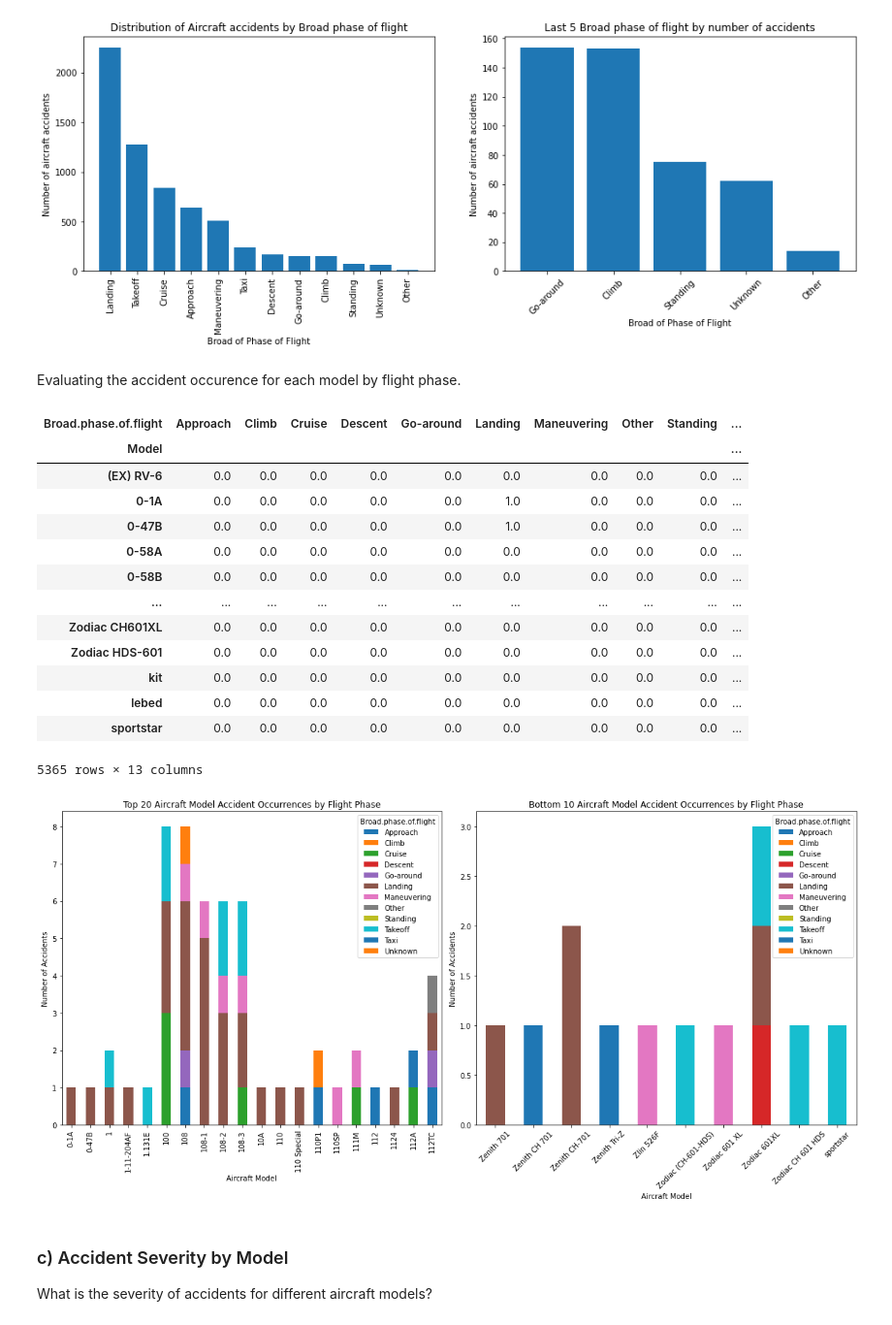
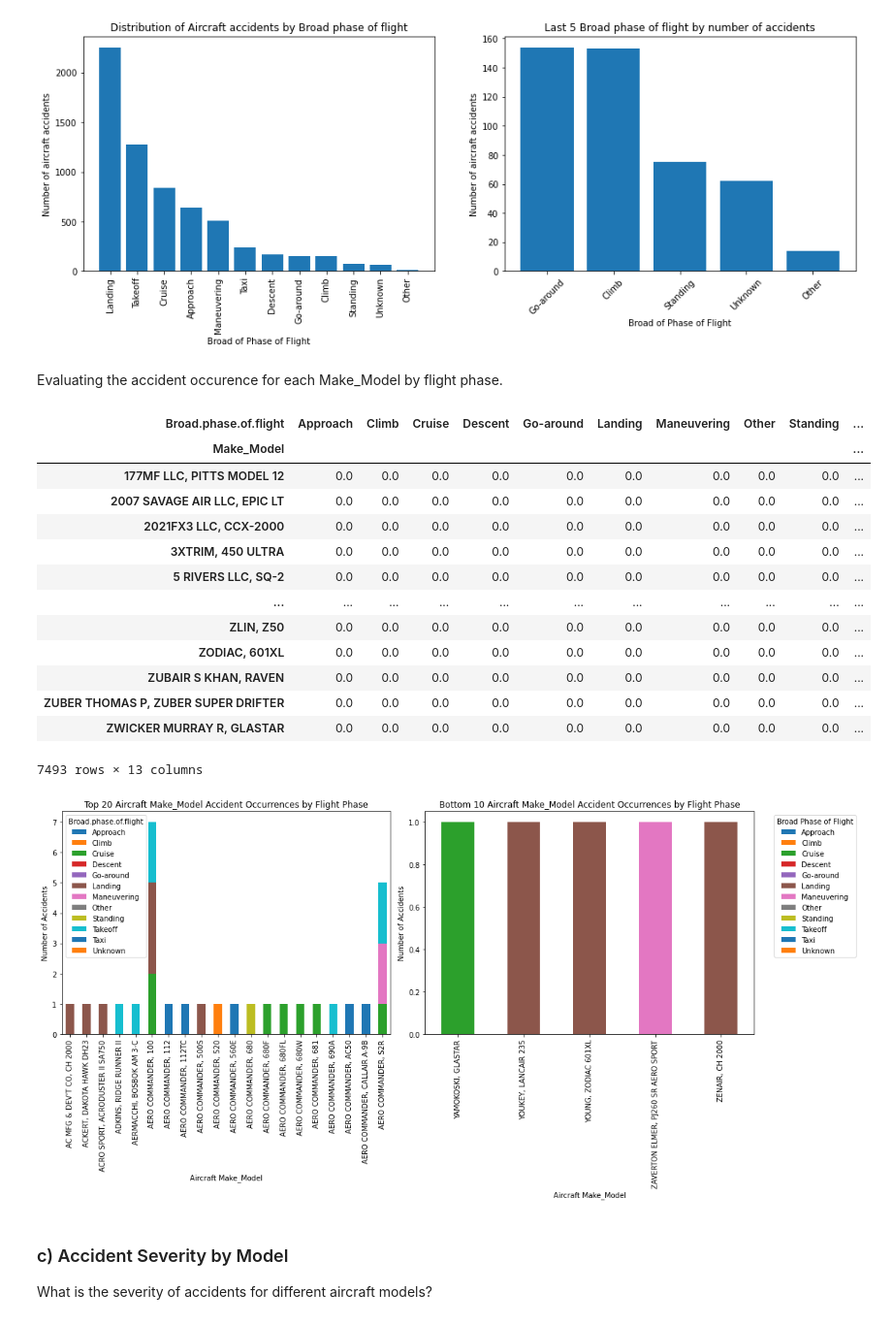
Before and after one commit to Mau-Wambugu/Aircraft-Accidents-Analysis-, a Jupyter notebook: Aviation-Accidents-Analysis.ipynb, the cells around one changed output. Shown at 97% size. Cells and saved outputs as stored; diff of their text form; code cells hidden in the pictures.

```diff
--- a/Aviation-Accidents-Analysis.ipynb
+++ b/Aviation-Accidents-Analysis.ipynb
@@ -237,0 +242,9 @@ dtype: int64
+# %%
+def uppercase_strings(x): #define a function that changes values to upper case
+  if isinstance(x, str):
+    return x.upper()
+  return x
+
+# Apply lowercase_strings function to the columns
+df[['Make', 'Model']]= df[['Make', 'Model']].applymap(uppercase_strings)
+df[['Make', 'Model']]
@@ -237,0 +267,3 @@ dtype: int64
+# %%
+df['Make_Model']=df['Make']+ ', ' + df['Model']
+df['Make_Model']
@@ -343,51 +388,52 @@ ax2.set_title("Last 5 Broad phase of flight by number of accidents");
 # %% [output]
 [figure]
 # %% [markdown]
-Evaluating the accident occurence for each model by  flight phase.
+Evaluating the accident occurence for each Make_Model by  flight phase.
 # %%
-new_df.groupby('Model')['Broad.phase.of.flight'].value_counts().unstack().fillna(0)#grouping accident occurrence for each model by  flight phase
+new_df.groupby('Make_Model')['Broad.phase.of.flight'].value_counts().unstack().fillna(0)#grouping accident occurrence for each model by  flight phase
 # %% [output]
 | Broad.phase.of.flight | Approach | Climb | Cruise | Descent | Go-around | Landing | Maneuvering | Other | Standing | ... |
-| Model |  |  |  |  |  |  |  |  |  | ... |
-| (EX) RV-6 | 0.0 | 0.0 | 0.0 | 0.0 | 0.0 | 0.0 | 0.0 | 0.0 | 0.0 | ... |
-| 0-1A | 0.0 | 0.0 | 0.0 | 0.0 | 0.0 | 1.0 | 0.0 | 0.0 | 0.0 | ... |
-| 0-47B | 0.0 | 0.0 | 0.0 | 0.0 | 0.0 | 1.0 | 0.0 | 0.0 | 0.0 | ... |
-| 0-58A | 0.0 | 0.0 | 0.0 | 0.0 | 0.0 | 0.0 | 0.0 | 0.0 | 0.0 | ... |
-| 0-58B | 0.0 | 0.0 | 0.0 | 0.0 | 0.0 | 0.0 | 0.0 | 0.0 | 0.0 | ... |
+| Make_Model |  |  |  |  |  |  |  |  |  | ... |
+| 177MF LLC, PITTS MODEL 12 | 0.0 | 0.0 | 0.0 | 0.0 | 0.0 | 0.0 | 0.0 | 0.0 | 0.0 | ... |
+| 2007 SAVAGE AIR LLC, EPIC LT | 0.0 | 0.0 | 0.0 | 0.0 | 0.0 | 0.0 | 0.0 | 0.0 | 0.0 | ... |
+| 2021FX3 LLC, CCX-2000 | 0.0 | 0.0 | 0.0 | 0.0 | 0.0 | 0.0 | 0.0 | 0.0 | 0.0 | ... |
+| 3XTRIM, 450 ULTRA | 0.0 | 0.0 | 0.0 | 0.0 | 0.0 | 0.0 | 0.0 | 0.0 | 0.0 | ... |
+| 5 RIVERS LLC, SQ-2 | 0.0 | 0.0 | 0.0 | 0.0 | 0.0 | 0.0 | 0.0 | 0.0 | 0.0 | ... |
 | ... | ... | ... | ... | ... | ... | ... | ... | ... | ... | ... |
-| Zodiac CH601XL | 0.0 | 0.0 | 0.0 | 0.0 | 0.0 | 0.0 | 0.0 | 0.0 | 0.0 | ... |
-| Zodiac HDS-601 | 0.0 | 0.0 | 0.0 | 0.0 | 0.0 | 0.0 | 0.0 | 0.0 | 0.0 | ... |
-| kit | 0.0 | 0.0 | 0.0 | 0.0 | 0.0 | 0.0 | 0.0 | 0.0 | 0.0 | ... |
-| lebed | 0.0 | 0.0 | 0.0 | 0.0 | 0.0 | 0.0 | 0.0 | 0.0 | 0.0 | ... |
-| sportstar | 0.0 | 0.0 | 0.0 | 0.0 | 0.0 | 0.0 | 0.0 | 0.0 | 0.0 | ... |
+| ZLIN, Z50 | 0.0 | 0.0 | 0.0 | 0.0 | 0.0 | 0.0 | 0.0 | 0.0 | 0.0 | ... |
+| ZODIAC, 601XL | 0.0 | 0.0 | 0.0 | 0.0 | 0.0 | 0.0 | 0.0 | 0.0 | 0.0 | ... |
+| ZUBAIR S KHAN, RAVEN | 0.0 | 0.0 | 0.0 | 0.0 | 0.0 | 0.0 | 0.0 | 0.0 | 0.0 | ... |
+| ZUBER THOMAS P, ZUBER SUPER DRIFTER | 0.0 | 0.0 | 0.0 | 0.0 | 0.0 | 0.0 | 0.0 | 0.0 | 0.0 | ... |
+| ZWICKER MURRAY R, GLASTAR | 0.0 | 0.0 | 0.0 | 0.0 | 0.0 | 0.0 | 0.0 | 0.0 | 0.0 | ... |
-5365 rows × 13 columns
+7493 rows × 13 columns
 # %%
 filtered_df = new_df[new_df['Broad.phase.of.flight'] != 'missing']#filtering the data to exclude values denoted by missing
-grouped_data=filtered_df.groupby('Model')['Broad.phase.of.flight'].value_counts().unstack().fillna(0).head(20)#grouping accident occurrence for each model by  flight phase
-Bottom_10_models=filtered_df.groupby('Model')['Broad.phase.of.flight'].value_counts().unstack().fillna(0).tail(10)
+grouped_data=filtered_df.groupby('Make_Model')['Broad.phase.of.flight'].value_counts().unstack().fillna(0).head(20)#grouping accident occurrence for each model by  flight phase
+Bottom_5_make_models=filtered_df.groupby('Make_Model')['Broad.phase.of.flight'].value_counts().unstack().fillna(0).tail()
 # Plotting
 fig, (ax1, ax2) = plt.subplots(ncols=2, figsize=(16, 8))
 
 grouped_data.plot(kind='bar', stacked=True, ax=ax1)
-Bottom_10_models.plot(kind='bar', stacked=True, ax=ax2)
+Bottom_5_make_models.plot(kind='bar', stacked=True, ax=ax2)
 
 # Customize appearance
 ax1.tick_params(axis="x", labelrotation=90)
-ax2.tick_params(axis="x", labelrotation=45)
-ax1.set_title('Top 20 Aircraft Model Accident Occurrences by Flight Phase')
-ax2.set_title('Bottom 10 Aircraft Model Accident Occurrences by Flight Phase')
+ax2.tick_params(axis="x", labelrotation=90)
+ax1.set_title('Top 20 Aircraft Make_Model Accident Occurrences by Flight Phase')
+ax2.set_title('Bottom 10 Aircraft Make_Model Accident Occurrences by Flight Phase')
 ax1.set_ylabel('Number of Accidents')
 ax2.set_ylabel('Number of Accidents')
-ax1.set_xlabel("Aircraft Model")
-ax2.set_xlabel("Aircraft Model")
+ax1.set_xlabel("Aircraft Make_Model")
+ax2.set_xlabel("Aircraft Make_Model")
 
 # keep legend inside the plot
-ax.legend(title='Broad Phase of Flight', bbox_to_anchor=(1.05, 1), loc='upper left')
+plt.legend(title='Broad Phase of Flight', bbox_to_anchor=(1.05, 1), loc='upper left')
+
 
 plt.tight_layout()  # Adjust layout to fit everything properly
 plt.show()
 # %% [output]
-[figure, old version]
+[figure, new version]
 # %% [markdown]
 ### c) Accident Severity by Model
 
```
Also changed, not shown: parts of 16 cells of this notebook, 13 other files.
